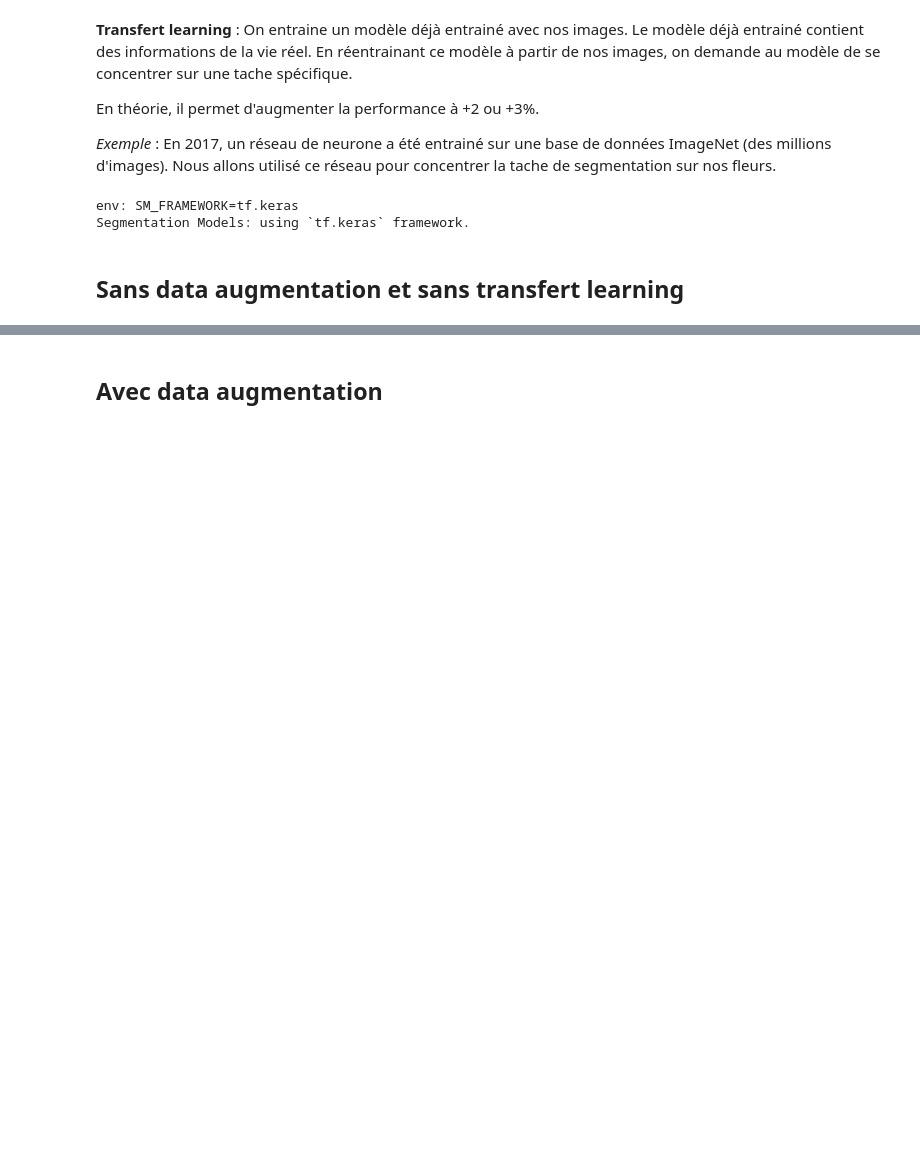
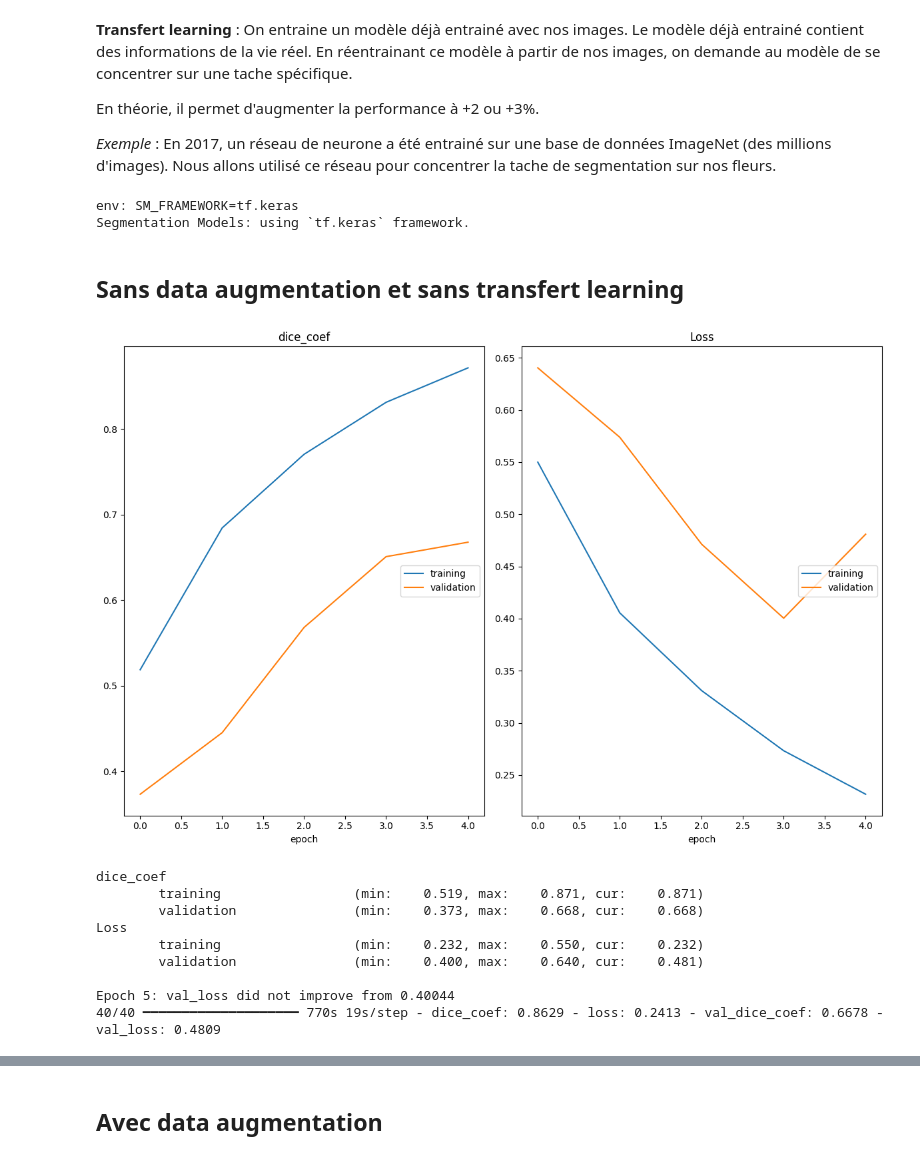
Before and after one commit to hereariim/MasterBEE, a Jupyter notebook: Seance3/UNet.ipynb, the cells around one changed output, grey strips where cells are left out. Saved outputs shown, nothing was run; the diff lists cells and outputs as text; code cells hidden in the pictures; blank space fills up the shorter version.

```diff
--- a/Seance3/UNet.ipynb
+++ b/Seance3/UNet.ipynb
@@ -260,31 +260,42 @@ def weighted_cce_dice(weights):
 # %%
 BATCH_SIZE = 16
 LR = 0.0001
 
-EPOCHS = 10
+EPOCHS = 5
 OPTIMIZER = tf.keras.optimizers.Adam(LR)
 # custom_loss = sm.losses.CategoricalCELoss()
 custom_loss = weighted_cce_dice([0.4, 0.5, 0.1])
 metric = dice_coef
 
 # Train model
 from livelossplot import PlotLossesKeras
 plotlossesdeeper = PlotLossesKeras()
 earlystopper = EarlyStopping(patience=5, verbose=1)
 checkpointer = ModelCheckpoint('UNET_VGG16_RGB.keras', verbose=1, save_best_only=True)
 
 # Model compilation
 BACKBONE = 'vgg16'
 n_classes = 3
 activation = 'softmax'
 weights = None
 # prepare model
 model = sm.Unet(backbone_name=BACKBONE, encoder_weights=weights, classes = n_classes, activation=activation)
 model.compile(optimizer =OPTIMIZER, loss = 'binary_crossentropy', metrics=[metric], run_eagerly=True)
 
 history = model.fit(X_train, Y_train, validation_split=0.2,
                     batch_size=BATCH_SIZE, epochs=EPOCHS,
                     callbacks=[plotlossesdeeper,earlystopper, checkpointer])
+# %% [output]
+[figure, added]
+dice_coef
+        training                 (min:    0.519, max:    0.871, cur:    0.871)
+        validation               (min:    0.373, max:    0.668, cur:    0.668)
+Loss
+        training                 (min:    0.232, max:    0.550, cur:    0.232)
+        validation               (min:    0.400, max:    0.640, cur:    0.481)
+
+Epoch 5: val_loss did not improve from 0.40044
+40/40 ━━━━━━━━━━━━━━━━━━━━ 770s 19s/step - dice_coef: 0.8629 - loss: 0.2413 - val_dice_coef: 0.6678 - val_loss: 0.4809
 # %%
 # load model
 model = load_model('/content/UNET_VGG16_RGB.keras', custom_objects={'loss': custom_loss, 'dice_coef': dice_coef})
```
Also changed, not shown: parts of 11 cells of this notebook.
